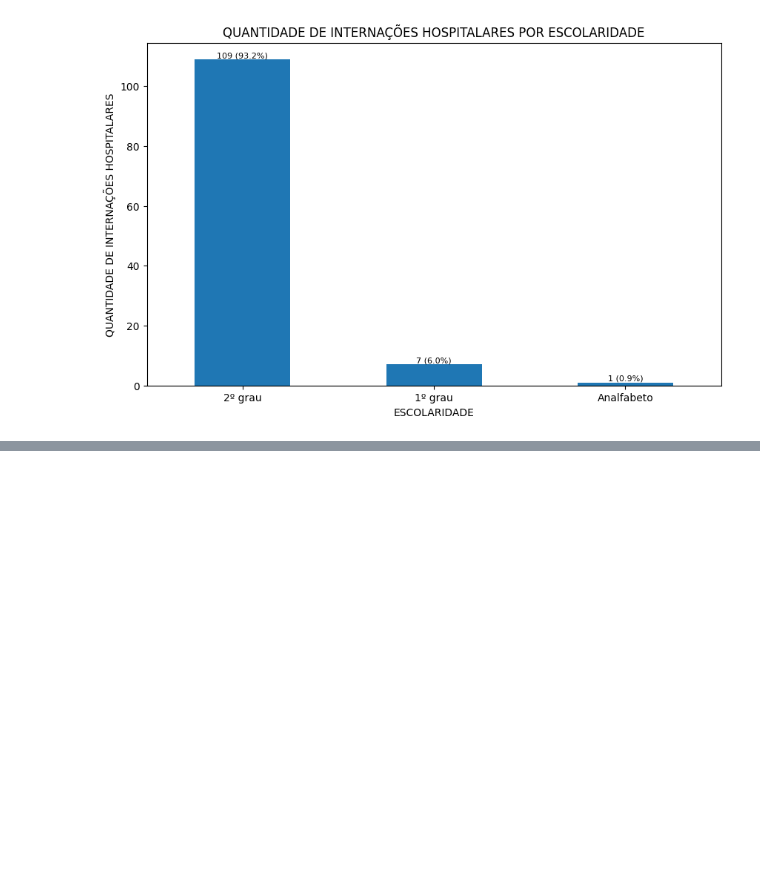
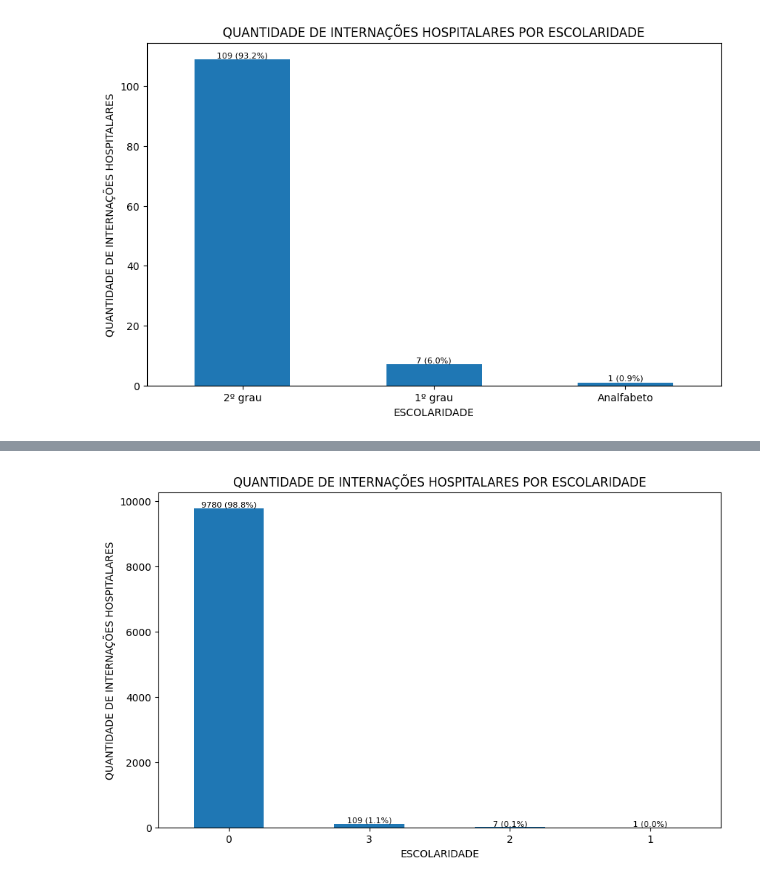
Before and after one commit to lucasmeirellesmachado/CDIA-Estatistica_II, a Jupyter notebook: Atividade_Avaliativa_Semana_de_Imersao.ipynb, the cells around one changed output, grey strips where cells are left out. Drawn from its saved outputs; the diff is of its cells as text; code cells hidden in the pictures; blank space fills up the shorter version.

```diff
--- a/Atividade_Avaliativa_Semana_de_Imersao.ipynb
+++ b/Atividade_Avaliativa_Semana_de_Imersao.ipynb
@@ -633,6 +608,9 @@ plt.show()
 Observa-se que a maior proporção de usuários atendidos é da cor parda.
 # %%
 # Ver a contagem e proporção de internações hospitalares por escolaridade
+
+SIH_FINAL['INSTRU'] = SIH_FINAL['INSTRU'].astype(str).str.strip().str.lower()
+conv_instrucao['INSTRU'] = conv_instrucao['INSTRU'].astype(str).str.strip().str.lower()
 
 # Concatenar os códigos da especialidade de internação com o nome das especialidades dadas pela planilha de Convenções SIH
 SIH_concat_instru = pd.merge(SIH_FINAL, conv_instrucao, on='INSTRU')
@@ -667,0 +646,27 @@ Observa-se que a maioria dos usuários atendidos possui até 0 2º grau de escol
+# %%
+# Calcular os valores de contagem
+value_counts = SIH_FINAL['INSTRU'].value_counts()
+
+# Calcular o total de elementos para calcular a porcentagem
+total = value_counts.sum()
+
+# Criar o gráfico de barras
+plt.figure(figsize=(10, 6))
+ax8 = value_counts.plot(kind='bar')
+
+# Adicionar os valores e as porcentagens nas barras
+for i, v in enumerate(value_counts):
+    percentage = (v / total) * 100
+    ax8.text(i, v + 0.1, f'{v} ({percentage:.1f}%)', ha='center', va='bottom', fontsize=8)
+
+# Adicionar título e rótulos aos eixos
+plt.title('QUANTIDADE DE INTERNAÇÕES HOSPITALARES POR ESCOLARIDADE')
+plt.xlabel('ESCOLARIDADE')
+plt.ylabel('QUANTIDADE DE INTERNAÇÕES HOSPITALARES')
+
+# Alterar o ângulo dos rótulos do eixo X
+plt.xticks(rotation=0)
+
+plt.show()
+# %% [output]
+[figure, added]
```
Also changed, not shown: parts of 11 cells of this notebook.
